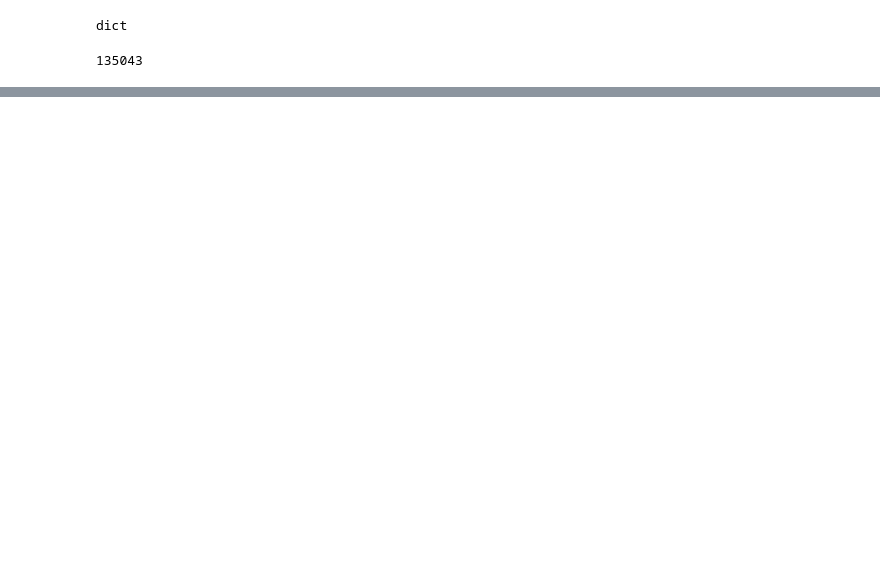
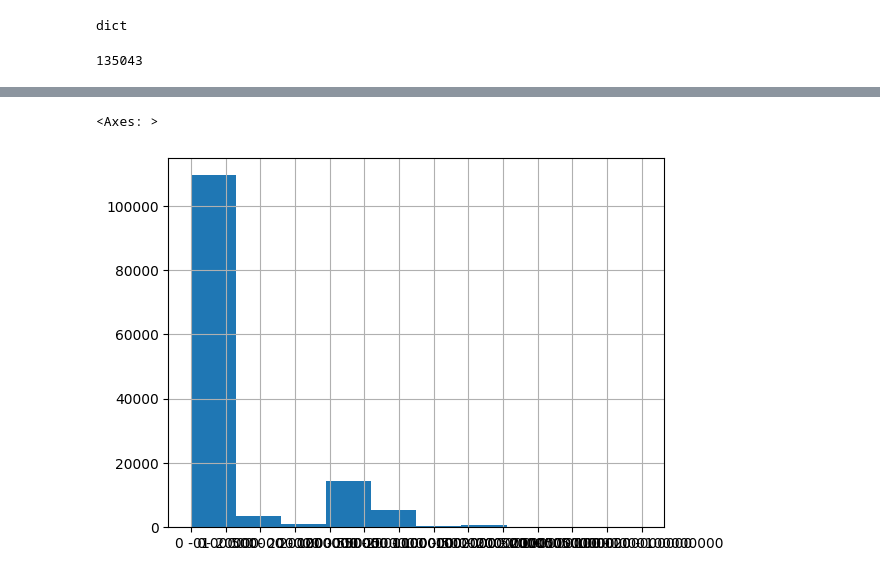
Before and after one commit to huetang/game-market-analysis, a Jupyter notebook: notebooks/steam_exploration.ipynb, the cells around one changed output, grey strips where cells are left out. Cells and saved outputs as stored; diff of their text form; code cells hidden in the pictures; blank space fills up the shorter version.

Commit message:
updated steam notebook

```diff
--- a/notebooks/steam_exploration.ipynb
+++ b/notebooks/steam_exploration.ipynb
@@ -61,2 +59,5 @@ memory usage: 35.9+ MB
 # %%
-steam.describe(include="all")
+steam = pd.DataFrame.from_dict(
+    steam_data,
+    orient="index"
+)
@@ -75,0 +73,4 @@ steam.describe(include="all")
+# %%
+steam.index.name = "appid"
+# %%
+steam = steam.reset_index()
@@ -75,0 +126,5 @@ steam.describe(include="all")
+# %%
+steam["release_date"] = pd.to_datetime(
+    steam["release_date"],
+    errors="coerce"
+)
@@ -75,0 +170,5 @@ steam.describe(include="all")
+# %%
+steam["estimated_owners"].hist()
+# %% [output]
+<Axes: >
+[figure, added]
```
Also changed, not shown: parts of 13 cells of this notebook, 1 other file.
